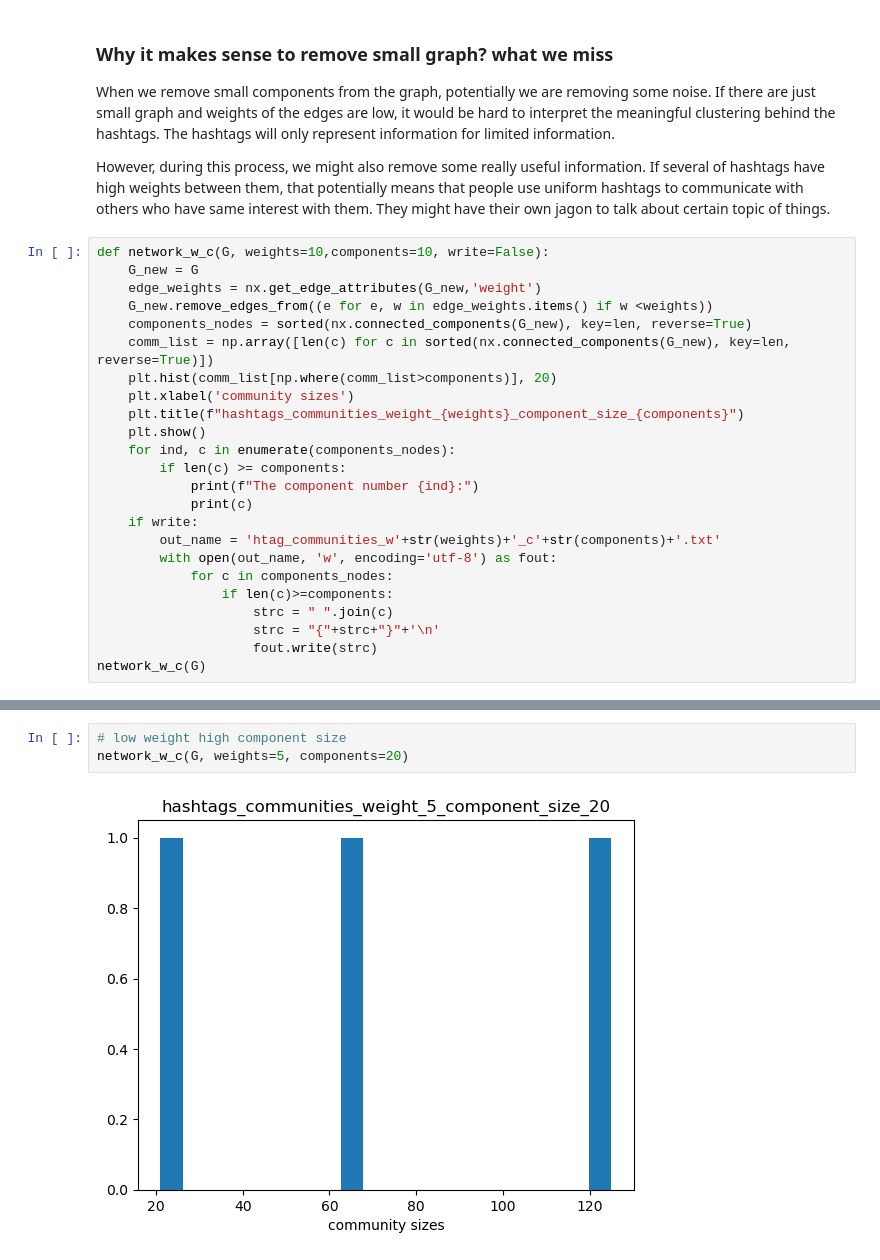
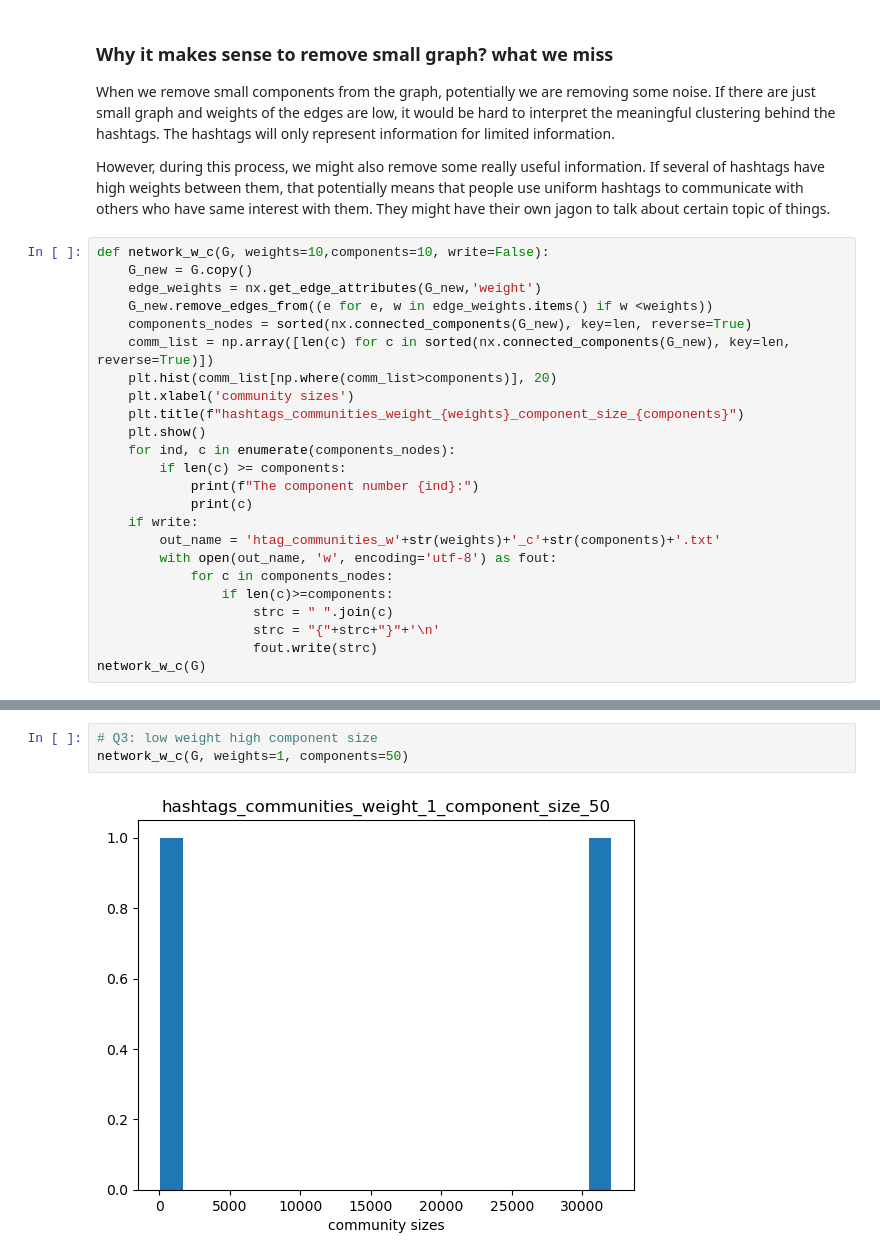
Before and after one commit to yilewang/dynamical_net_sys_class, a Jupyter notebook: lab5/lab5_yxw190015.ipynb, the cells around one changed output, grey strips where cells are left out. Cells and saved outputs as stored; diff of their text form.

```diff
--- a/lab5/lab5_yxw190015.ipynb
+++ b/lab5/lab5_yxw190015.ipynb
@@ -281,7 +281,7 @@ When we remove small components from the graph, potentially we are removing some
 However, during this process, we might also remove some really useful information. If several of hashtags have high weights between them, that potentially means that people use uniform hashtags to communicate with others who have same interest with them. They might have their own jagon to talk about certain topic of things.
 # %%
 def network_w_c(G, weights=10,components=10, write=False):
-    G_new = G
+    G_new = G.copy()
     edge_weights = nx.get_edge_attributes(G_new,'weight')
     G_new.remove_edges_from((e for e, w in edge_weights.items() if w <weights))
     components_nodes = sorted(nx.connected_components(G_new), key=len, reverse=True)
@@ -362,6 +407,6 @@ The component number 14:
 # %%
-# low weight high component size
-network_w_c(G, weights=5, components=20)
+# Q3: low weight high component size
+network_w_c(G, weights=1, components=50)
 # %% [output]
-[figure, old version]
+[figure, new version]
 The component number 0:
```
Also changed, not shown: parts of 13 cells of this notebook.
